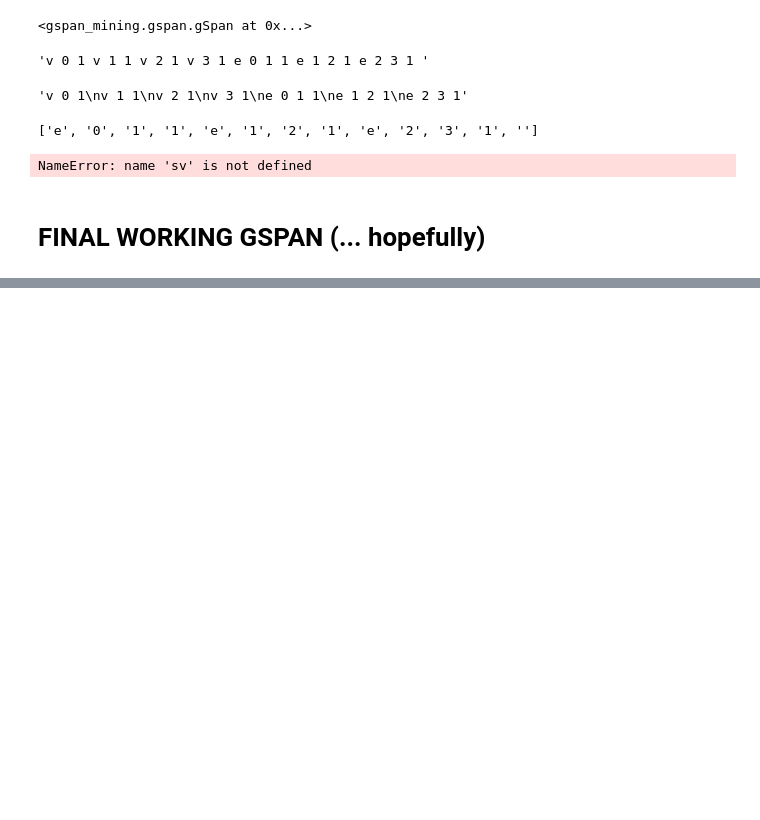
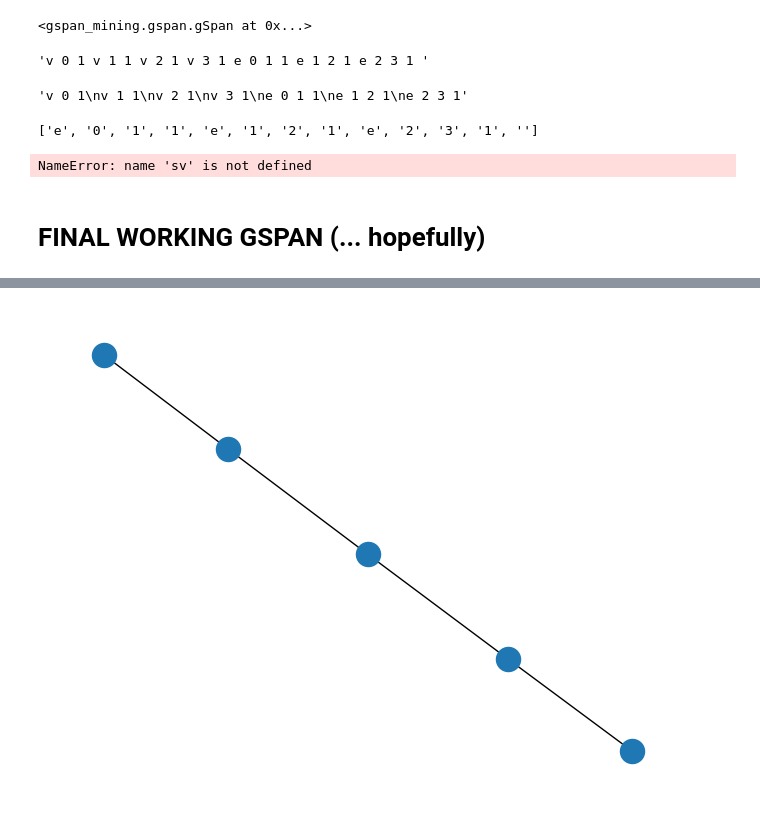
Before and after one commit to LRudL/GCExplainer-unsupervised, a Jupyter notebook: src/tests.ipynb, the cells around one changed output, grey strips where cells are left out. Saved outputs shown, nothing was run; the diff lists cells and outputs as text; code cells hidden in the pictures; blank space fills up the shorter version.

```diff
--- a/src/tests.ipynb
+++ b/src/tests.ipynb
@@ -500,0 +611,4 @@ for i, concept in enumerate(concepts):
+# %%
+Graph(df.iloc[1]['description']).draw()
+# %% [output]
+[figure, added]
```
Also changed, not shown: parts of 14 cells of this notebook, 2 other files.
